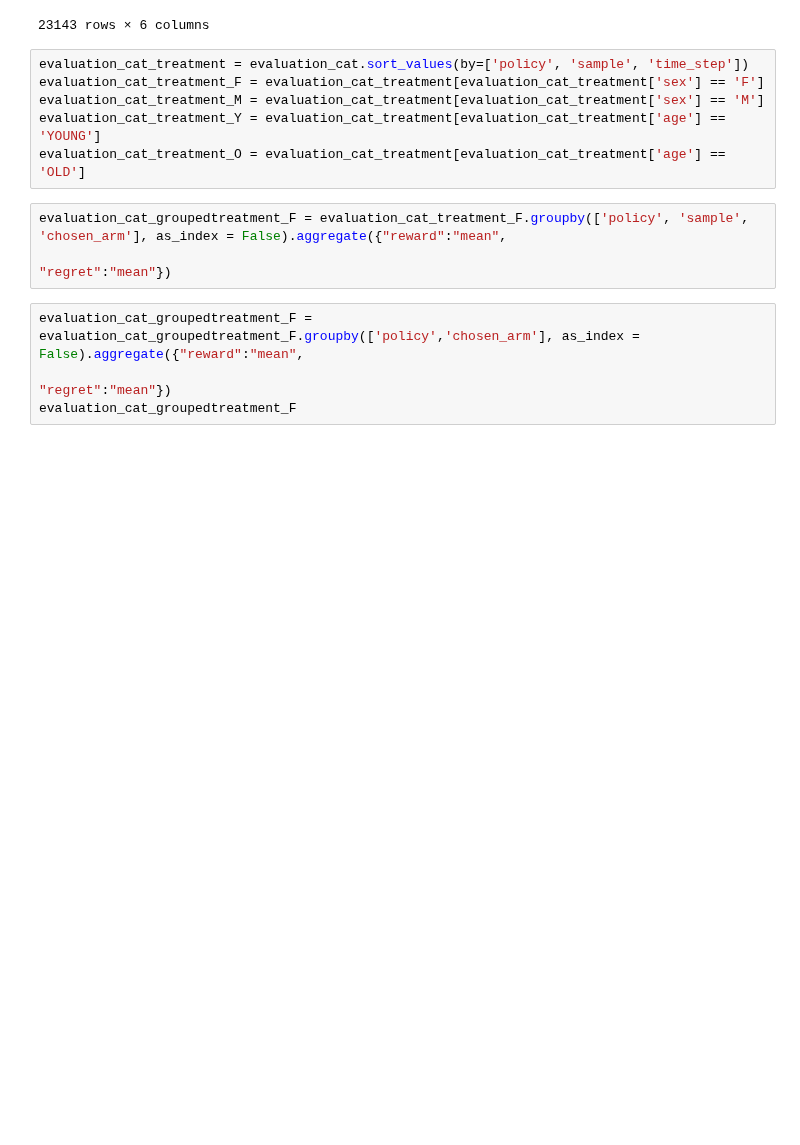
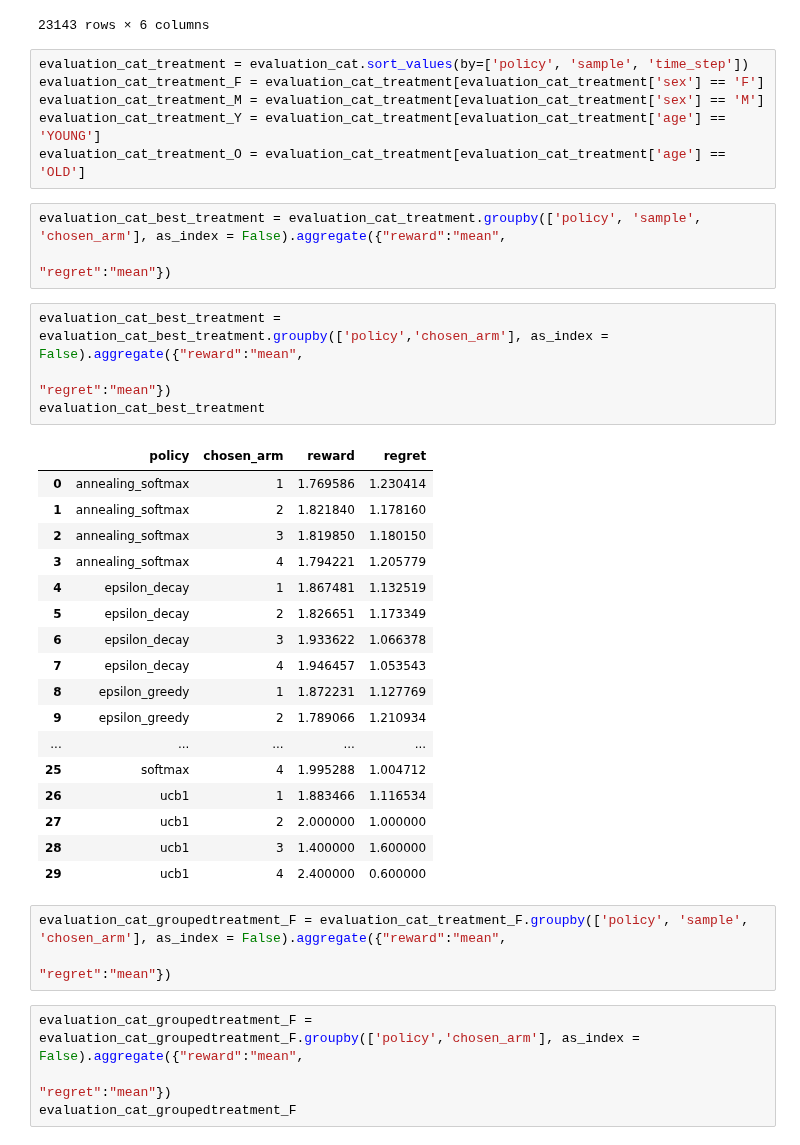
Before and after one commit to ruthkangyr/Clinical-Trials-MAB-Algorithms, a Jupyter notebook: Algorithm/Bootstrap Evaluation Replay.ipynb, the cells around one changed output. Saved outputs shown, nothing was run; the diff lists cells and outputs as text; blank space fills up the shorter version.

```diff
--- a/Algorithm/Bootstrap Evaluation Replay.ipynb
+++ b/Algorithm/Bootstrap Evaluation Replay.ipynb
@@ -857,6 +882,31 @@ evaluation_cat_treatment_F = evaluation_cat_treatment[evaluation_cat_treatment['
 evaluation_cat_treatment_M = evaluation_cat_treatment[evaluation_cat_treatment['sex'] == 'M']
 evaluation_cat_treatment_Y = evaluation_cat_treatment[evaluation_cat_treatment['age'] == 'YOUNG']
 evaluation_cat_treatment_O = evaluation_cat_treatment[evaluation_cat_treatment['age'] == 'OLD']
+# %%
+evaluation_cat_best_treatment = evaluation_cat_treatment.groupby(['policy', 'sample', 'chosen_arm'], as_index = False).aggregate({"reward":"mean",
+                                                                                                                                    "regret":"mean"})
+# %%
+evaluation_cat_best_treatment = evaluation_cat_best_treatment.groupby(['policy','chosen_arm'], as_index = False).aggregate({"reward":"mean",
+                                                                                                                            "regret":"mean"})
+evaluation_cat_best_treatment
+# %% [output]
+|  | policy | chosen_arm | reward | regret |
+| 0 | annealing_softmax | 1 | 1.769586 | 1.230414 |
+| 1 | annealing_softmax | 2 | 1.821840 | 1.178160 |
+| 2 | annealing_softmax | 3 | 1.819850 | 1.180150 |
+| 3 | annealing_softmax | 4 | 1.794221 | 1.205779 |
+| 4 | epsilon_decay | 1 | 1.867481 | 1.132519 |
+| 5 | epsilon_decay | 2 | 1.826651 | 1.173349 |
+| 6 | epsilon_decay | 3 | 1.933622 | 1.066378 |
+| 7 | epsilon_decay | 4 | 1.946457 | 1.053543 |
+| 8 | epsilon_greedy | 1 | 1.872231 | 1.127769 |
+| 9 | epsilon_greedy | 2 | 1.789066 | 1.210934 |
+| ... | ... | ... | ... | ... |
+| 25 | softmax | 4 | 1.995288 | 1.004712 |
+| 26 | ucb1 | 1 | 1.883466 | 1.116534 |
+| 27 | ucb1 | 2 | 2.000000 | 1.000000 |
+| 28 | ucb1 | 3 | 1.400000 | 1.600000 |
+| 29 | ucb1 | 4 | 2.400000 | 0.600000 |
 # %%
 evaluation_cat_groupedtreatment_F = evaluation_cat_treatment_F.groupby(['policy', 'sample', 'chosen_arm'], as_index = False).aggregate({"reward":"mean",
                                                                                                                                         "regret":"mean"})
```
Also changed, not shown: parts of 8 cells of this notebook, 1 other file.
